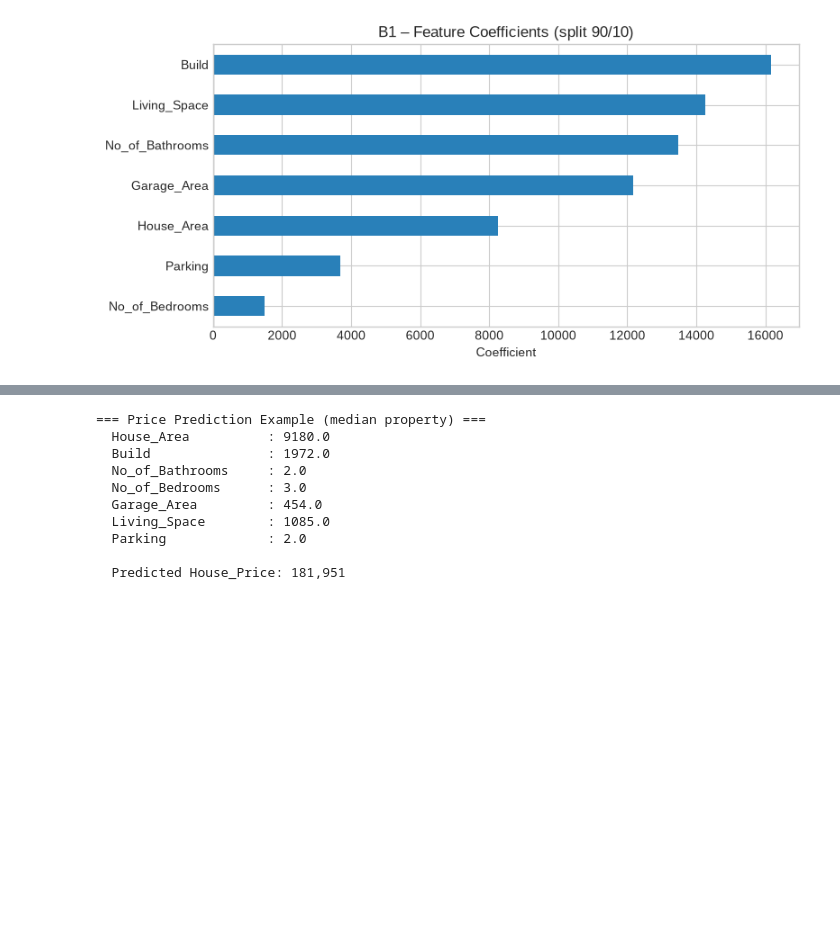
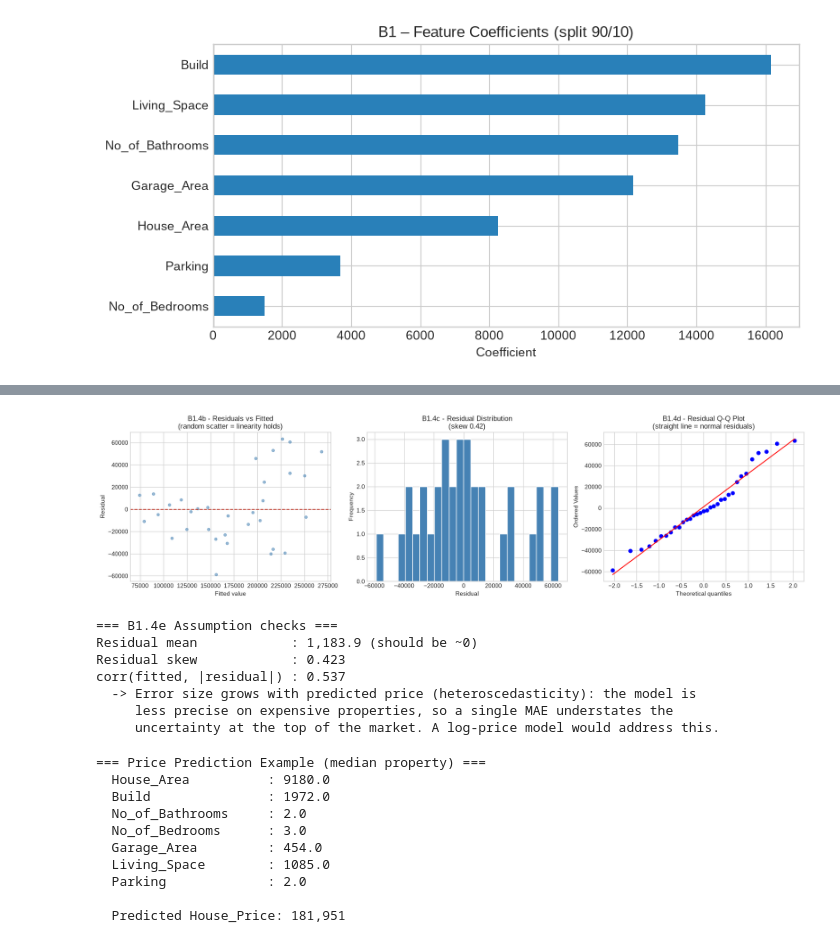
Before and after one commit to ryanthemechanic/GRE-Coursework, a Jupyter notebook: Year-2/Semester-2/COMP1891/COMP1891_notebook.ipynb, the cells around one changed output, grey strips where cells are left out. Drawn from its saved outputs; the diff is of its cells as text; code cells hidden in the pictures; blank space fills up the shorter version.

```diff
--- a/Year-2/Semester-2/COMP1891/COMP1891_notebook.ipynb
+++ b/Year-2/Semester-2/COMP1891/COMP1891_notebook.ipynb
@@ -680,3 +737,73 @@ plt.savefig('B1_coefficients.png', dpi=150, bbox_inches='tight')
 plt.show()
 # %% [output]
 [figure]
+# %%
+# B1.4 - Regression diagnostics: multicollinearity and residual behaviour
+# The coefficients above are only interpretable if the predictors are not
+# redundant and the linear model's assumptions hold. Both are tested here rather
+# than assumed.
+
+# --- Variance Inflation Factor -------------------------------------------------
+# VIF_j = 1 / (1 - R^2_j), where R^2_j comes from regressing feature j on all the
+# others. VIF > 5 signals that a coefficient is unstable because the feature is
+# largely predictable from its peers. Computed directly with LinearRegression so
+# no extra dependency is needed.
+vif_rows = []
+for j, name in enumerate(feature_cols):
+    others = [k for k in range(X_reg_s.shape[1]) if k != j]
+    r2_j = LinearRegression().fit(X_reg_s[:, others], X_reg_s[:, j]) \
+                             .score(X_reg_s[:, others], X_reg_s[:, j])
+    vif_rows.append({'Feature': name, 'R2 vs others': round(r2_j, 3),
+                     'VIF': round(1.0 / max(1e-12, 1 - r2_j), 2)})
+vif = pd.DataFrame(vif_rows).sort_values('VIF', ascending=False)
+print("=== B1.4a Multicollinearity (VIF) ===")
+print(vif.to_string(index=False))
+
+flagged = vif[vif['VIF'] > 5]['Feature'].tolist()
+if flagged:
+    print(f"\nVIF above 5 for: {flagged}. Their individual coefficients are not a "
+          "safe guide to the value of that attribute, because the model cannot "
+          "separate their overlapping contributions. Predictive accuracy is "
+          "unaffected - only interpretation is.")
+else:
+    print(f"\nNo feature exceeds VIF 5; the highest is {vif['VIF'].max():.2f} "
+          f"({vif.iloc[0]['Feature']}). Coefficients can be read individually, with "
+          "the caveat that moderate correlation still blurs attribution.")
+
+# --- Residual diagnostics ------------------------------------------------------
+y_true_b, y_pred_b = best_lr['_y_te'], best_lr['_y_hat']
+resid = y_true_b - y_pred_b
+
+fig, axes = plt.subplots(1, 3, figsize=(17, 4.6))
+
+axes[0].scatter(y_pred_b, resid, alpha=0.55, s=20, color='steelblue')
+axes[0].axhline(0, color='#c0392b', ls='--', lw=1.4)
+axes[0].set_xlabel('Fitted value'); axes[0].set_ylabel('Residual')
+axes[0].set_title('B1.4b - Residuals vs Fitted\n(random scatter = linearity holds)')
+
+axes[1].hist(resid, bins=25, color='steelblue', edgecolor='white')
+axes[1].set_xlabel('Residual'); axes[1].set_ylabel('Frequency')
+axes[1].set_title(f'B1.4c - Residual Distribution\n(skew {pd.Series(resid).skew():.2f})')
+
+stats.probplot(resid, plot=axes[2])
+axes[2].set_title('B1.4d - Residual Q-Q Plot\n(straight line = normal residuals)')
+
+plt.tight_layout()
+plt.savefig('B1_residual_diagnostics.png', dpi=150, bbox_inches='tight')
+plt.show()
+
+# Breusch-Pagan style check: do residuals grow with the fitted value?
+het_r = np.corrcoef(y_pred_b, np.abs(resid))[0, 1]
+print(f"\n=== B1.4e Assumption checks ===")
+print(f"Residual mean            : {resid.mean():,.1f} (should be ~0)")
+print(f"Residual skew            : {pd.Series(resid).skew():.3f}")
+print(f"corr(fitted, |residual|) : {het_r:.3f}")
+if abs(het_r) > 0.3:
+    print("  -> Error size grows with predicted price (heteroscedasticity): the model is")
+    print("     less precise on expensive properties, so a single MAE understates the")
+    print("     uncertainty at the top of the market. A log-price model would address this.")
+else:
+    print("  -> No strong heteroscedasticity; error size is roughly constant across the")
+    print("     price range, so the MAE quoted in B1 applies evenly to cheap and")
+    print("     expensive properties alike.")
+# %% [output]
@@ -683,3 +821,11 @@ plt.show()
+[figure, added]
+=== B1.4e Assumption checks ===
+Residual mean            : 1,183.9 (should be ~0)
+Residual skew            : 0.423
+corr(fitted, |residual|) : 0.537
+  -> Error size grows with predicted price (heteroscedasticity): the model is
+     less precise on expensive properties, so a single MAE understates the
+     uncertainty at the top of the market. A log-price model would address this.
 # %%
 # B1 – Price prediction for a sample property
 sample = {col: float(df[col].median()) for col in feature_cols}
```
Also changed, not shown: parts of 2 cells of this notebook, 4 other files.
